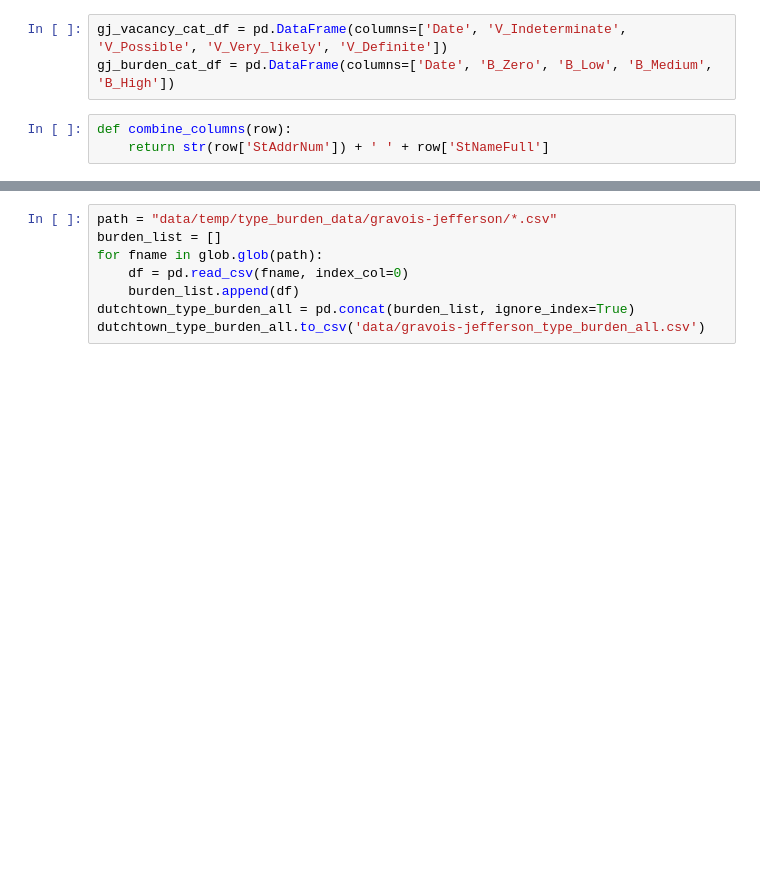
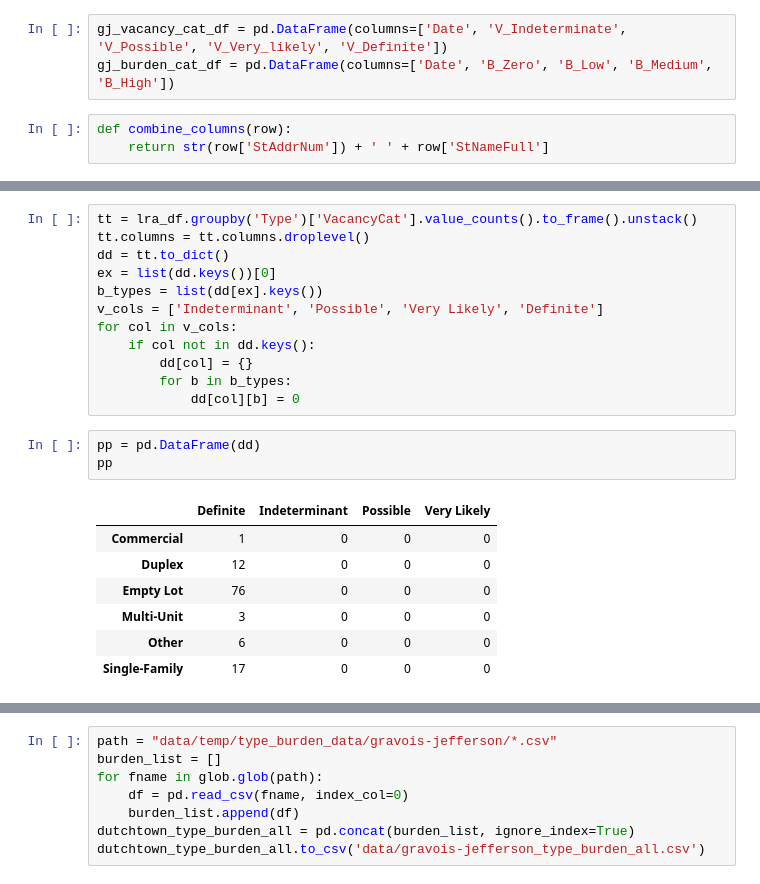
Before and after one commit to luke-lite/Dutchtown, a Jupyter notebook: vacancy_data_agg.ipynb, the cells around one changed output, grey strips where cells are left out. Saved outputs shown, nothing was run; the diff lists cells and outputs as text; blank space fills up the shorter version.

```diff
--- a/vacancy_data_agg.ipynb
+++ b/vacancy_data_agg.ipynb
@@ -179,0 +221,23 @@ See the caveats in the documentation: https://pandas.pydata.org/pandas-docs/stab
+# %%
+tt = lra_df.groupby('Type')['VacancyCat'].value_counts().to_frame().unstack()
+tt.columns = tt.columns.droplevel()
+dd = tt.to_dict()
+ex = list(dd.keys())[0]
+b_types = list(dd[ex].keys())
+v_cols = ['Indeterminant', 'Possible', 'Very Likely', 'Definite']
+for col in v_cols:
+    if col not in dd.keys():
+        dd[col] = {}
+        for b in b_types:
+            dd[col][b] = 0
+# %%
+pp = pd.DataFrame(dd)
+pp
+# %% [output]
+|  | Definite | Indeterminant | Possible | Very Likely |
+| Commercial | 1 | 0 | 0 | 0 |
+| Duplex | 12 | 0 | 0 | 0 |
+| Empty Lot | 76 | 0 | 0 | 0 |
+| Multi-Unit | 3 | 0 | 0 | 0 |
+| Other | 6 | 0 | 0 | 0 |
+| Single-Family | 17 | 0 | 0 | 0 |
```
Also changed, not shown: parts of 8 cells of this notebook, 1 other file.
